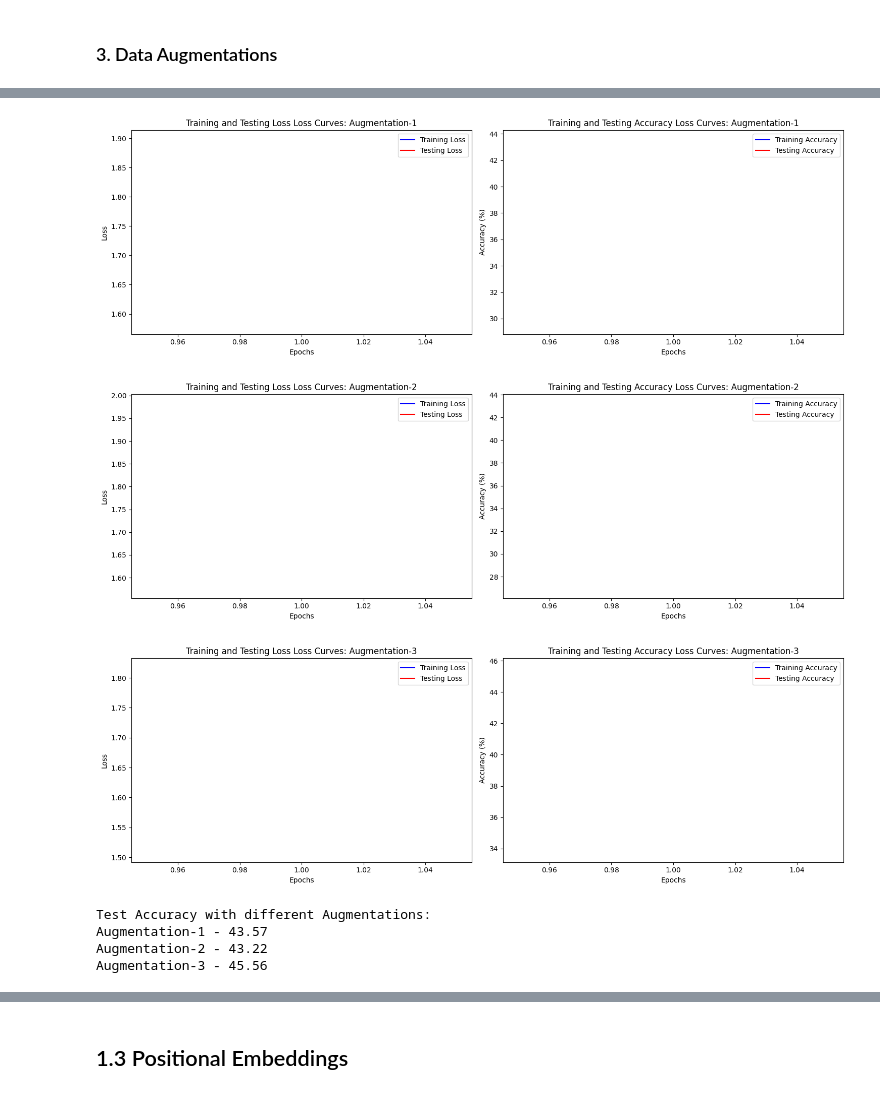
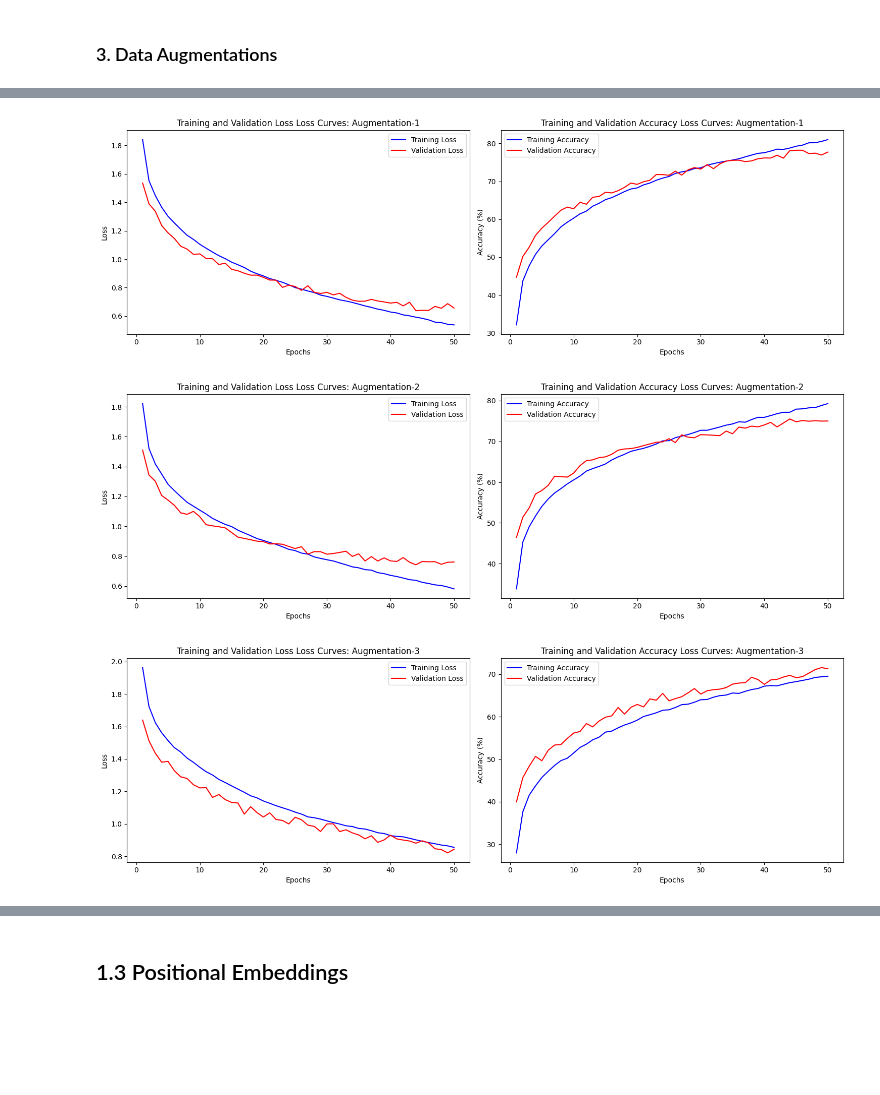
Before and after one commit to StarryBadger/vision_transformers, a Jupyter notebook: 1/1.ipynb, the cells around one changed output, grey strips where cells are left out. Drawn from its saved outputs; the diff is of its cells as text; code cells hidden in the pictures; blank space fills up the shorter version.

```diff
--- a/1/1.ipynb
+++ b/1/1.ipynb
@@ -874,14 +877,3 @@ plt.tight_layout()
 plt.show()
 # %% [output]
 [figure]
-# %%
-for config, result in zip(configurations, results):
-    print('_' * 50)
-    print(f"Plot with Config-{i + 1}: {config['embedding_dim']} embedding dimension, {config['num_layers']} layers, {config['mlp_dim']} MLP dimension, {config['num_heads']} heads, patch size {config['patch_size']}, dropout rate {config['dropout_rate']}")
-    print(f"Val Accuracy : {result['val_accs'][-1]}")
-    print('_' * 50)
-
-torch.save(best_model.state_dict(), 'visual_transformer_best.pth')
-print(best_config)
-print(best_accurs)
-print(best_model)
@@ -962,0 +971,31 @@ Test Loss: 1.5074 | Test Acc: 45.56%
+# %%
+NUM_EPOCHS = 50
+augmentations = [transform1, transform2, transform3]
+results = []
+test_losses = []
+test_accs = []
+
+print("Best Configuration:", best_config)
+
+for augs in augmentations:
+    trainloader, testloader = get_dataloaders(train_transform=augs)
+    model = VisionTransformer(
+        image_size=32,
+        patch_size=best_config['patch_size'],
+        in_channels=3,
+        num_classes=10,
+        embed_dim=best_config['embedding_dim'],
+        num_heads=best_config['num_heads'],
+        mlp_dim=best_config['mlp_dim'],
+        num_layers=best_config['num_layers'],
+        dropout=best_config['dropout_rate'],
+        emb_dropout=best_config['dropout_rate'],
+        use_pos_embed=True
+    ).to(device)
+    result = train_model(model, trainloader, valloader, device, num_epochs=NUM_EPOCHS)
+    results.append(result)
+    test_loss, test_acc = evaluate(model, testloader, nn.CrossEntropyLoss(), device)
+    test_losses.append(test_loss)
+    test_accs.append(test_acc)
+
+    print(f"Test Loss: {test_loss:.4f} | Test Acc: {test_acc:.2f}%")
@@ -963,16 +1051,7 @@ Test Loss: 1.5074 | Test Acc: 45.56%
 # %%
 for i, result in enumerate(results):
-    plot_loss_curves(result['train_losses'], result['test_losses'], result['train_accs'], result['test_accs'], title=f"Loss Curves: Augmentation-{i + 1}")
+    plot_loss_curves(result['train_losses'], result['val_losses'], result['train_accs'], result['val_accs'], title=f"Loss Curves: Augmentation-{i + 1}")
 # %% [output]
-[figure, old version]
+[figure, new version]
-[figure, old version]
+[figure, new version]
-[figure, old version]
+[figure, new version]
-# %%
-print("Test Accuracy with different Augmentations:")
-for i, result in enumerate(results):
-    print(f"Augmentation-{i + 1} - {result['test_accs'][-1]} ")
-# %% [output]
-Test Accuracy with different Augmentations:
-Augmentation-1 - 43.57
-Augmentation-2 - 43.22
-Augmentation-3 - 45.56
```
Also changed, not shown: parts of 17 cells of this notebook.
